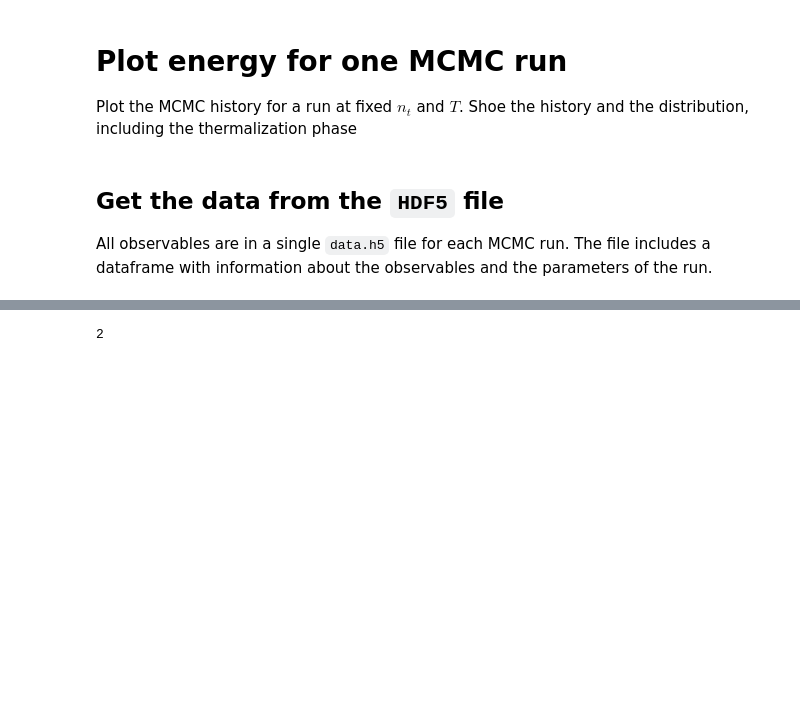
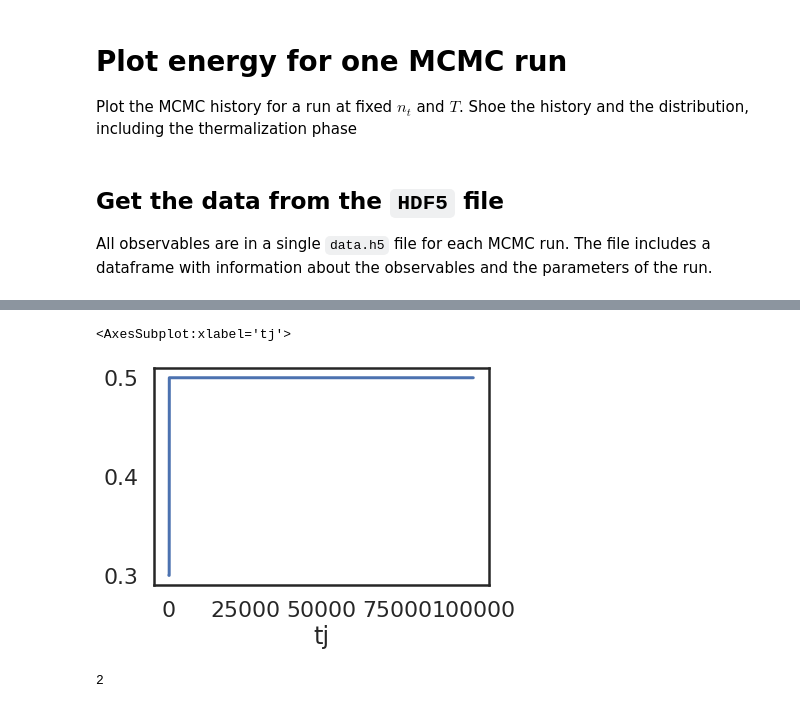
Before and after one commit to erinaldi/bmn2-lattice, a Jupyter notebook: notebooks/02_figures.ipynb, the cells around one changed output, grey strips where cells are left out. Cells and saved outputs as stored; diff of their text form; code cells hidden in the pictures; blank space fills up the shorter version.

```diff
--- a/notebooks/02_figures.ipynb
+++ b/notebooks/02_figures.ipynb
@@ -45,3 +65,8 @@ data.tau.nunique()
+# %%
+data.tau.plot()
+# %% [output]
+<AxesSubplot:xlabel='tj'>
+[figure, added]
 # %%
 # do we have multiple integration lengths
 data.ntau.nunique()
```
Also changed, not shown: parts of 10 cells of this notebook, 2 other files.
